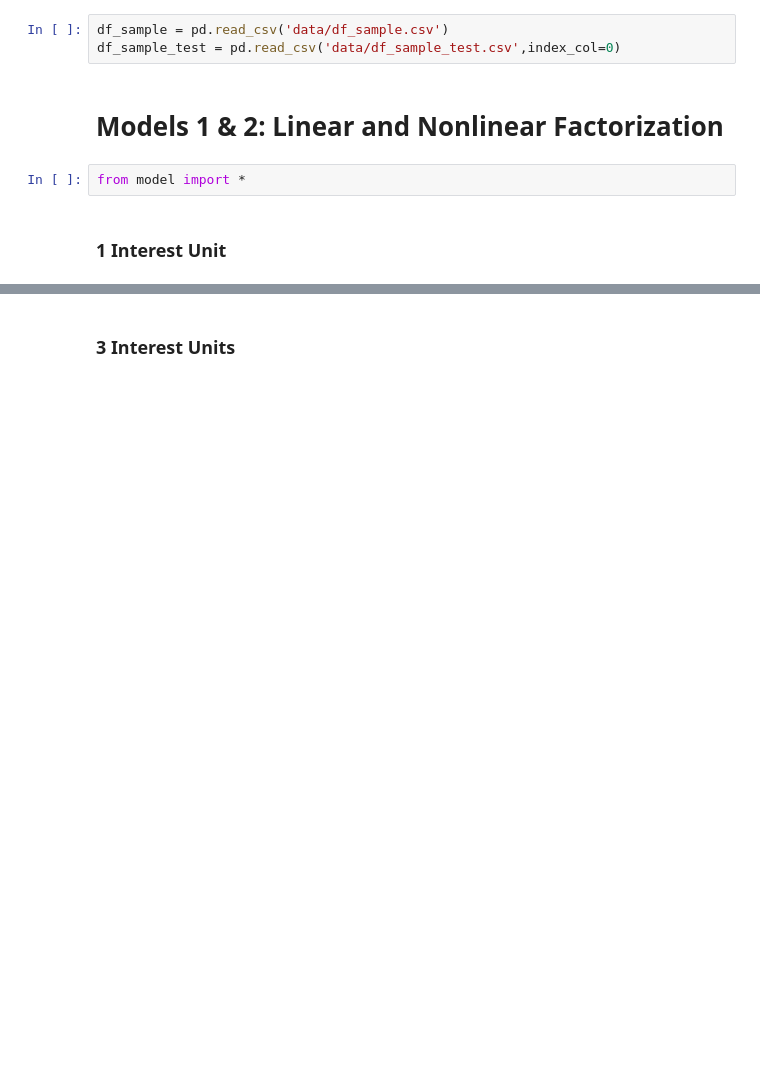
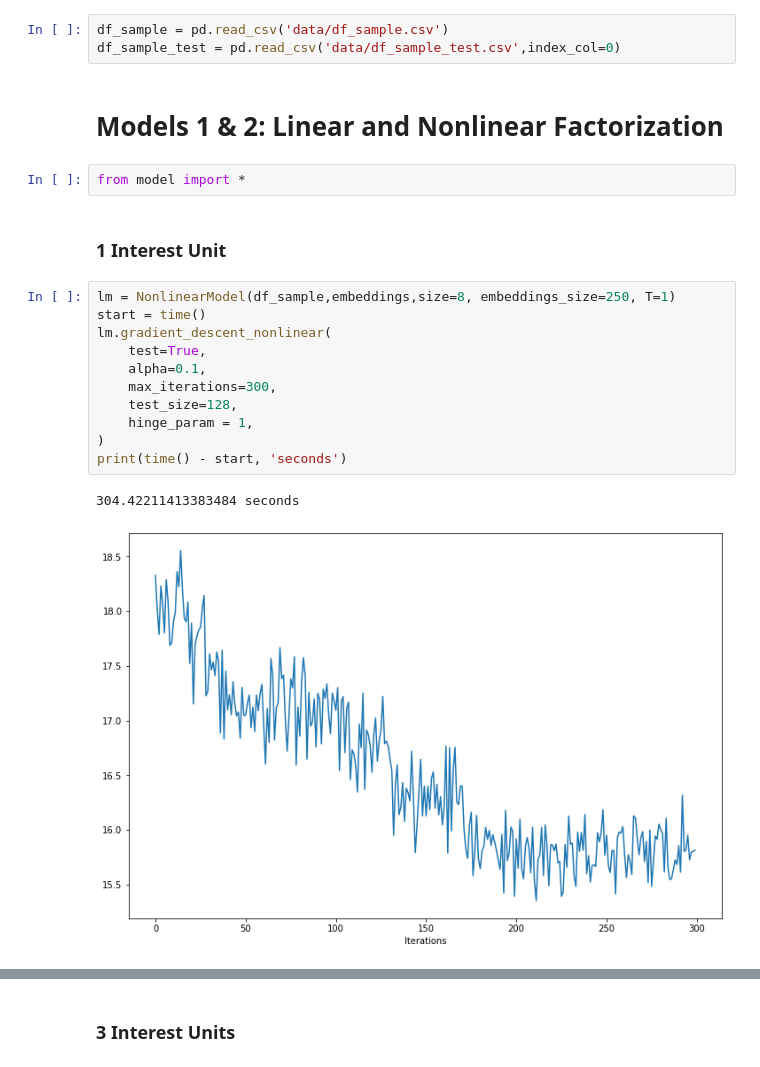
Before and after one commit to taylorhawks/globo-nonlinear-latent-factorization, a Jupyter notebook: Notebook.ipynb, the cells around one changed output, grey strips where cells are left out. Drawn from its saved outputs; the diff is of its cells as text; blank space fills up the shorter version.

```diff
--- a/Notebook.ipynb
+++ b/Notebook.ipynb
@@ -132,6 +147,20 @@ df_sample_test = pd.read_csv('data/df_sample_test.csv',index_col=0)
 from model import *
 # %% [markdown]
 ### 1 Interest Unit
+# %%
+lm = NonlinearModel(df_sample,embeddings,size=8, embeddings_size=250, T=1)
+start = time()
+lm.gradient_descent_nonlinear(
+    test=True,
+    alpha=0.1,
+    max_iterations=300,
+    test_size=128,
+    hinge_param = 1,
+)
+print(time() - start, 'seconds')
+# %% [output]
+304.42211413383484 seconds
+[figure, added]
 # %%
 lm = NonlinearModel(df_sample,embeddings,size=8, embeddings_size=250, T=1)
 start = time()
```
Also changed, not shown: parts of 30 cells of this notebook, 1 other file.
